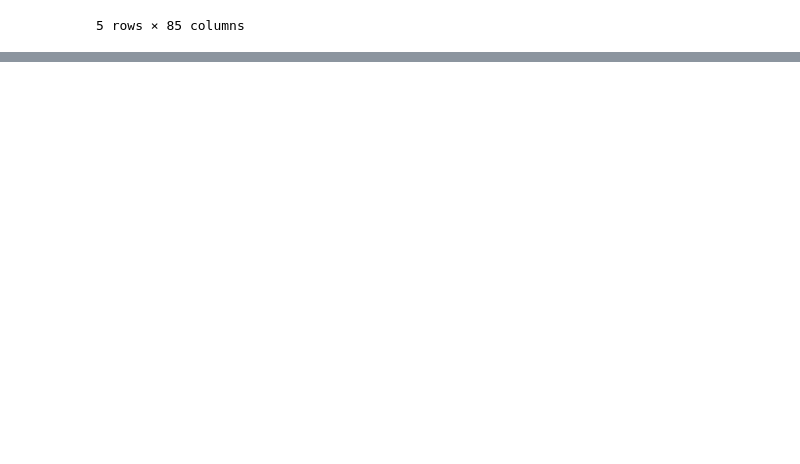
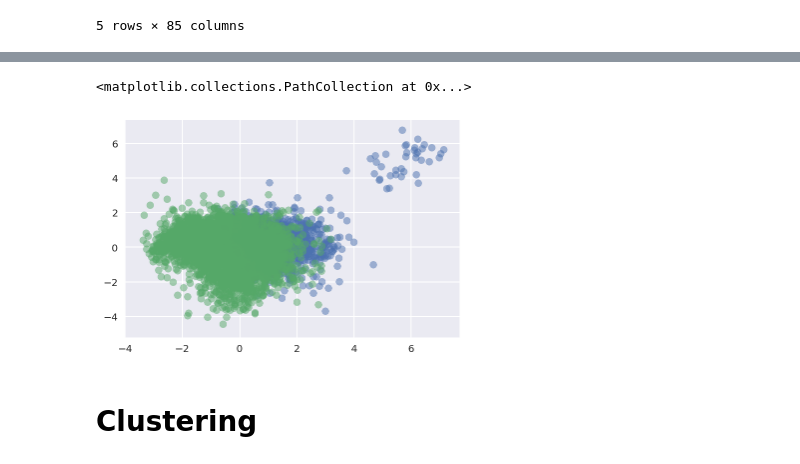
Before and after one commit to iapucp/winter-school-2018, a Jupyter notebook: semana_1_machine_learning/dia_3_linear_models_solved.ipynb, the cells around one changed output, grey strips where cells are left out. Drawn from its saved outputs; the diff is of its cells as text; code cells hidden in the pictures; blank space fills up the shorter version.

Commit message:
Add clustering

```diff
--- a/semana_1_machine_learning/dia_3_linear_models_solved.ipynb
+++ b/semana_1_machine_learning/dia_3_linear_models_solved.ipynb
@@ -517,0 +527,15 @@ Validation = 0.8255
+# %%
+m = LogisticRegression()
+m.fit(x_train, y_train)
+y_pred = m.predict(x_val)
+# %%
+pos_val_idx = np.where(y_pred == ' >50K')
+neg_val_idx = np.where(y_pred == ' <=50K')
+# %%
+plt.scatter(val_pca[pos_val_idx,0], val_pca[pos_val_idx,1], alpha=0.5)
+plt.scatter(val_pca[neg_val_idx,0], val_pca[neg_val_idx,1], alpha=0.5)
+# %% [output]
+<matplotlib.collections.PathCollection at 0x...>
+[figure, added]
+# %% [markdown]
+# Clustering
```
Also changed, not shown: parts of 16 cells of this notebook.
